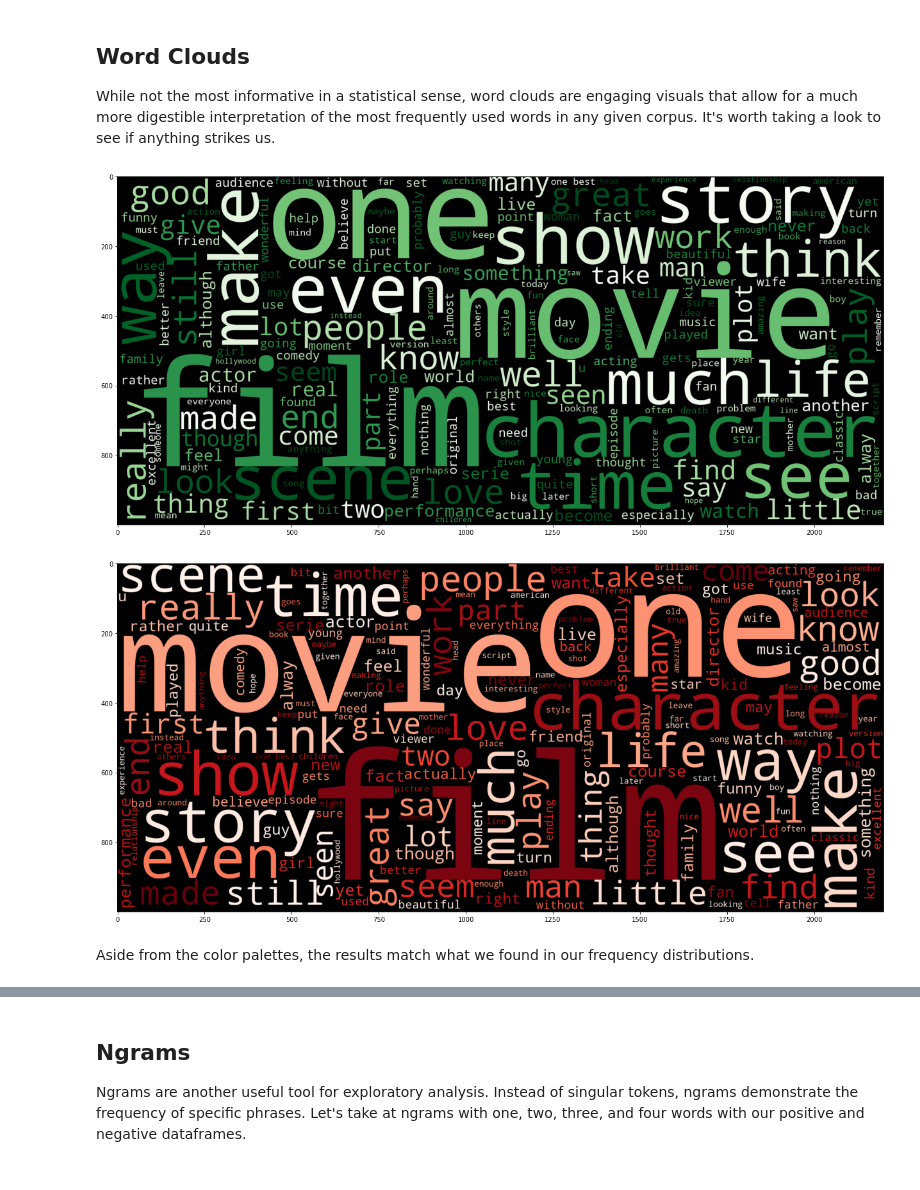
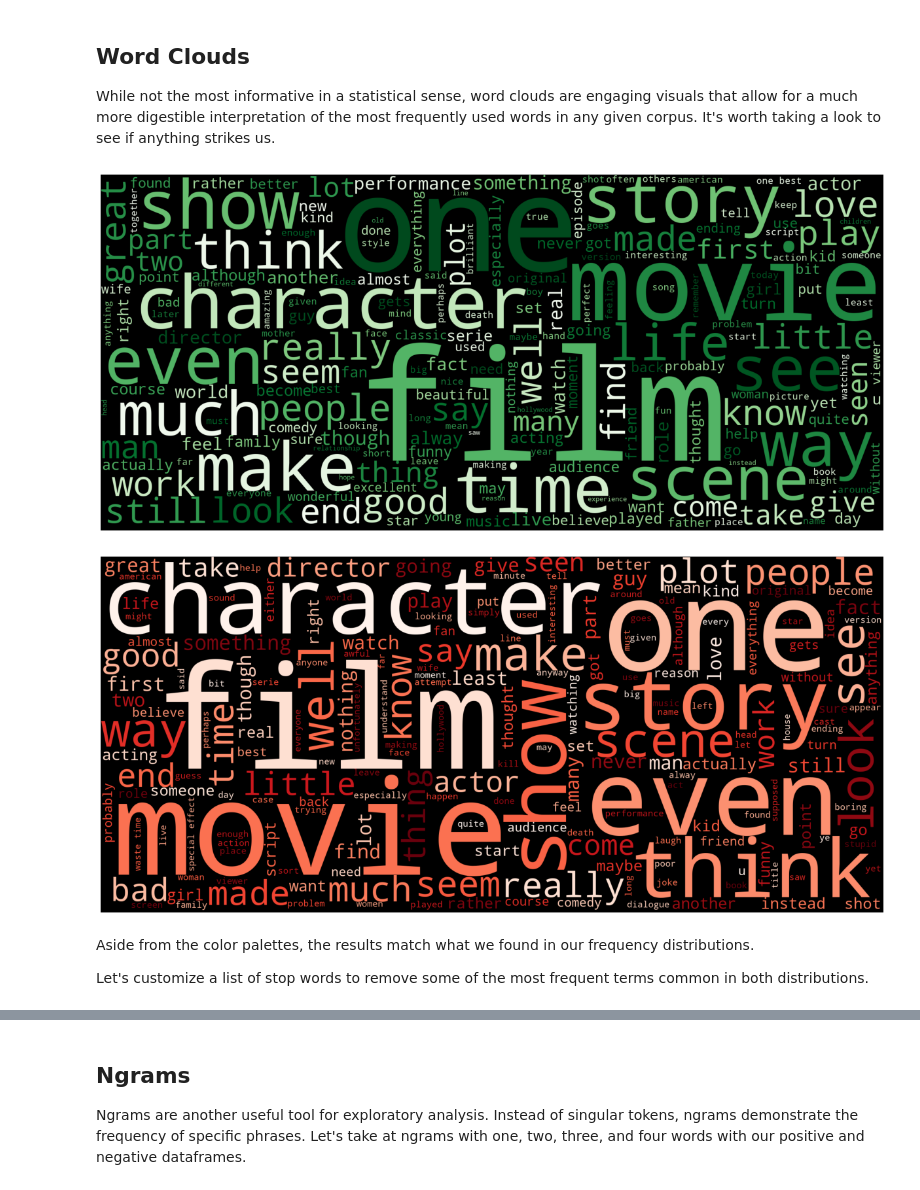
Before and after one commit to Drymander/dsc-phase-4-project, a Jupyter notebook: Johnny Dryman - Phase 4 Project Notebook.ipynb, the cells around one changed output, grey strips where cells are left out. Saved outputs shown, nothing was run; the diff lists cells and outputs as text; code cells hidden in the pictures.

```diff
--- a/Johnny Dryman - Phase 4 Project Notebook.ipynb
+++ b/Johnny Dryman - Phase 4 Project Notebook.ipynb
@@ -28,7 +28,7 @@ We will first want to install the Python packages we will need to perform data i
 #Standard python libraries
 import pandas as pd
 import seaborn as sns
-# sns.set_context('talk')
+sns.set_context('talk')
 import matplotlib.pyplot as plt
 import numpy as np
 import warnings
@@ -40,7 +40,7 @@ from sklearn.preprocessing import MinMaxScaler,StandardScaler,OneHotEncoder
 scaler = StandardScaler()
 from sklearn import metrics
 
-# # Models & Utilities
+# Models & Utilities
 from sklearn.dummy import DummyClassifier
 from sklearn.linear_model import LogisticRegression,LogisticRegressionCV
 from sklearn.ensemble import RandomForestClassifier
@@ -198,6 +198,18 @@ stop_words_list += remove_words
 def my_tokenizer(review, stop_words=False,
                  stop_words_add=[],
                  remove_words=remove_words, show_full=False):
+
+    """
+    review :: the review that requires tokenization
+    stop_words :: when set to False, stop words wil not be automatically
+        implemented
+    stop_words_add :: option to add a list of stop words within the function
+    remove_words :: used in case user wants to redefine the remove_words list
+        throughout the notebook
+    show_full :: when True, returns a preview of the tokenized review in long
+        string format
+
+    """
 
     # Determine pattern for regexp_tokenize
     pattern = r"([a-zA-Z]+(?:'[a-z]+)?)"
@@ -354,27 +382,39 @@ This isn't particularly helpful, but we can see that 'movie' and 'film' both app
 While not the most informative in a statistical sense, word clouds are engaging visuals that allow for a much more digestible interpretation of the most frequently used words in any given corpus.  It's worth taking a look to see if anything strikes us.
 # %%
 # Define function for generating word clouds
-def draw_wordcloud(tokens, colormap):
+def draw_wordcloud(tokens, colormap, stopwords=None):
+
+    """
+    tokens :: tokens used to generate wordcloud
+    colormap :: color tone desired for word cloud
+    stopwords :: list of words to remove from word cloud
+
+    """
 
     # Instantiate plot
     plt.figure(figsize = (22,10))
 
     # Instantiate wordcloud
-    wc = WordCloud(max_words = 200,
+    wc = WordCloud(max_words = 200, stopwords=stopwords,
                    width = 2200, height = 1000,
-                   colormap=colormap).generate(" ".join(tokens_pos))
+                   colormap=colormap).generate(" ".join(tokens))
 
-    #Show wordcloud
+    # Show wordcloud
     plt.imshow(wc)
+
+    # Turn off xy axis
+    plt.axis('off')
 
 # Plot word cloud with positive tokens
 draw_wordcloud(tokens_pos, "Greens")
 # %% [output]
-[figure, old version]
+[figure, new version]
 # %%
 # Plot word cloud with negative tokens
 draw_wordcloud(tokens_neg, "Reds")
 # %% [output]
-[figure, old version]
+[figure, new version]
 # %% [markdown]
 Aside from the color palettes, the results match what we found in our frequency distributions.
+
+Let's customize a list of stop words to remove some of the most frequent terms common in both distributions.
```
Also changed, not shown: parts of 34 cells of this notebook, 3 other files.
